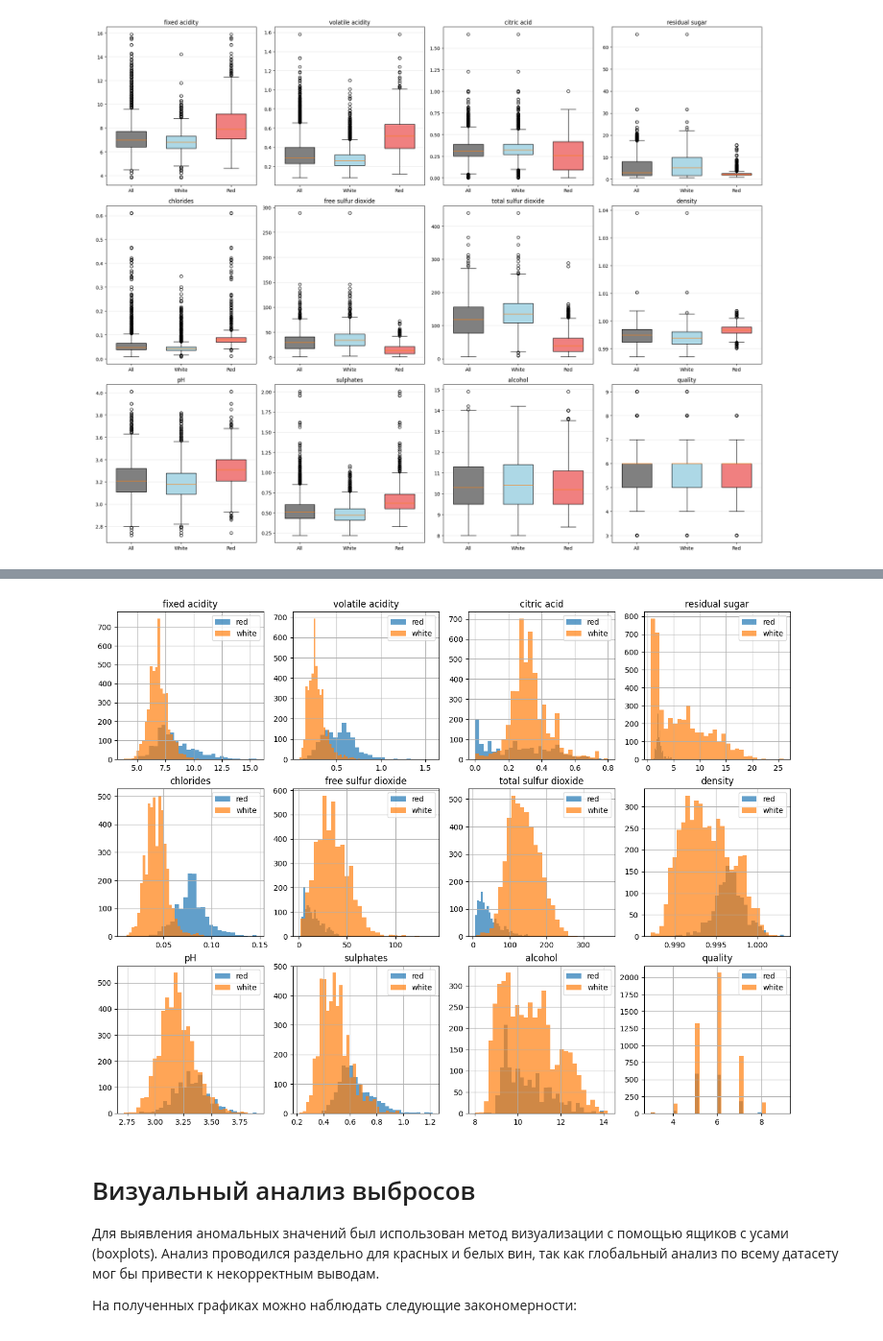
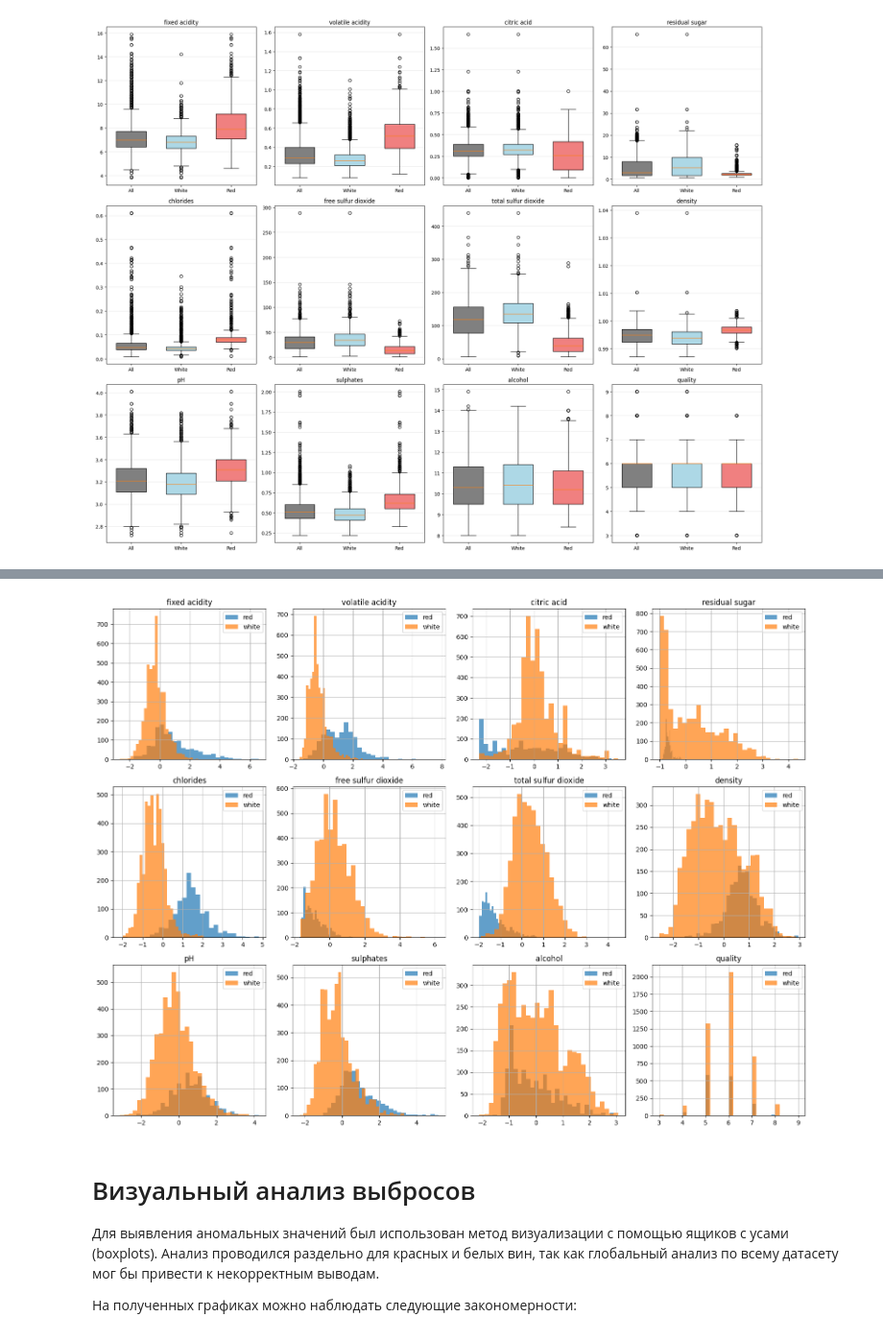
Before and after one commit to Baklanov-Daniil/master, a Jupyter notebook: mlbd/notebooks/lab1_k6.ipynb, the cells around one changed output, grey strips where cells are left out. Shown at 96% size. Drawn from its saved outputs; the diff is of its cells as text; code cells hidden in the pictures.

```diff
--- a/mlbd/notebooks/lab1_k6.ipynb
+++ b/mlbd/notebooks/lab1_k6.ipynb
@@ -276,12 +274,27 @@ memory usage: 350.0 KB
 # %%
+def scale_data_scipy(df):
+    df_scaled = df.copy()
+
+    feature_cols = df.columns.drop(['type', 'quality'])
+
+    for col in feature_cols:
+        df_scaled[col] = zscore(df[col])
+
+    return df_scaled
+
 fig, axes = plt.subplots(3, 4, figsize=(16, 12))
 axes = axes.flatten()
 
+data_final_scaled = scale_data_scipy(data_final)
+
 for i, col in enumerate(data_final.columns[:-1]):
-    data_final[data_final['type'] == 1][col].hist(ax=axes[i], alpha=0.7, label='red', bins=30)
-    data_final[data_final['type'] == 0][col].hist(ax=axes[i], alpha=0.7, label='white', bins=30)
+    data_final_scaled[data_final_scaled['type'] == 1][col].hist(ax=axes[i], alpha=0.7, label='red', bins=30)
+    data_final_scaled[data_final_scaled['type'] == 0][col].hist(ax=axes[i], alpha=0.7, label='white', bins=30)
     axes[i].set_title(col)
     axes[i].legend()
+
+plt.tight_layout()
+plt.show()
 # %% [output]
-[figure, old version]
+[figure, new version]
 # %%
```
Also changed, not shown: parts of 6 cells of this notebook, 3 other files.
